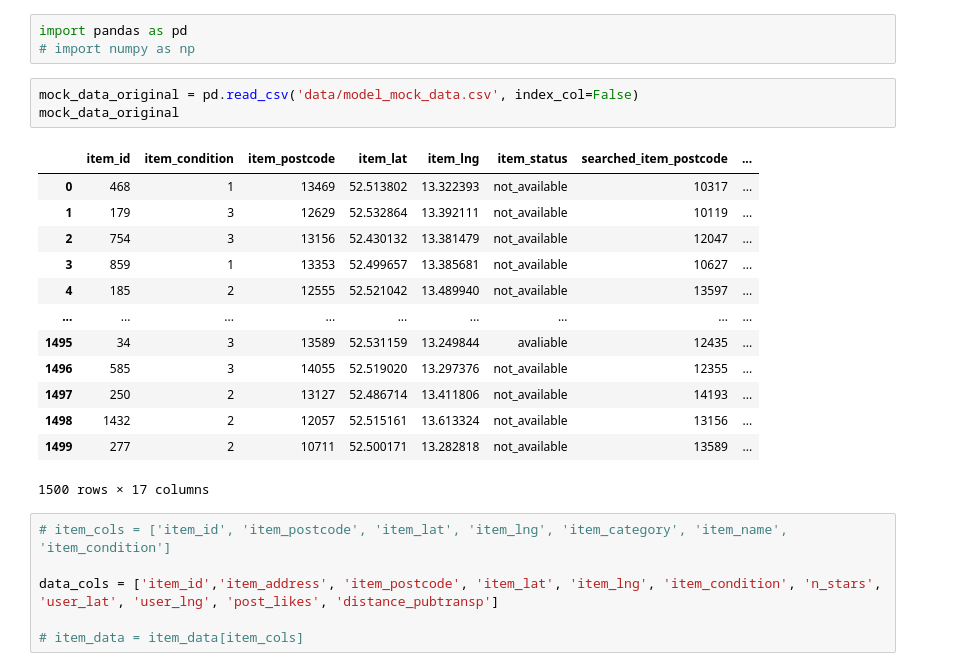
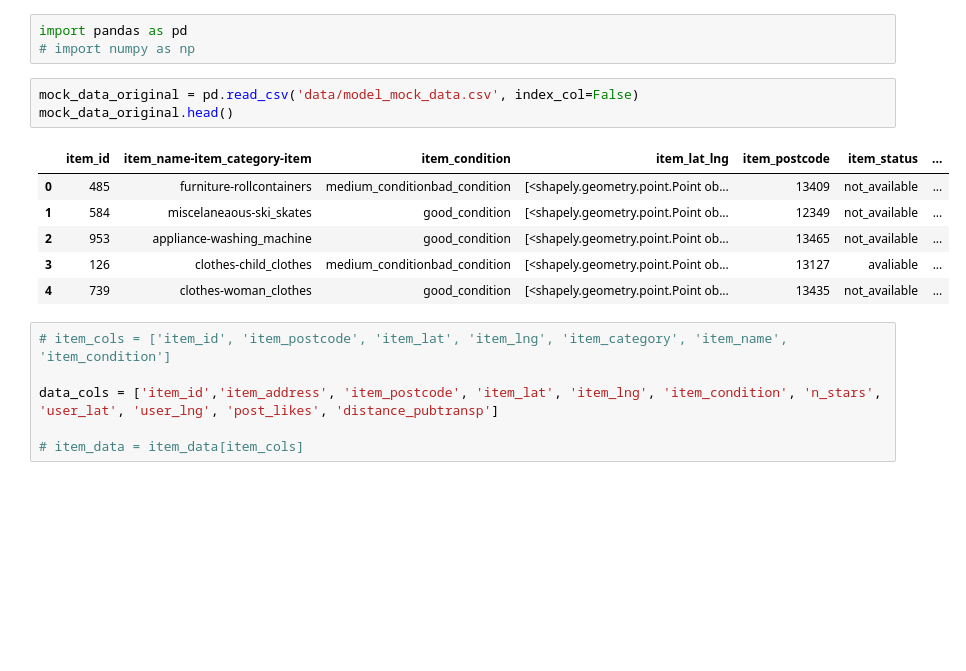
Before and after one commit to TechLabs-Berlin/wt23-geofree, a Jupyter notebook: machine_learning/preparing_data.ipynb, the cells around one changed output. Saved outputs shown, nothing was run; the diff lists cells and outputs as text; blank space fills up the shorter version.

Commit message:
add missing data in data folder, rerun all files, reduct plots including .head()

```diff
--- a/machine_learning/preparing_data.ipynb
+++ b/machine_learning/preparing_data.ipynb
@@ -37,21 +37,14 @@ import pandas as pd
 # import numpy as np
 # %%
 mock_data_original = pd.read_csv('data/model_mock_data.csv', index_col=False)
-mock_data_original
+mock_data_original.head()
 # %% [output]
-|  | item_id | item_condition | item_postcode | item_lat | item_lng | item_status | searched_item_postcode | ... |
-| 0 | 468 | 1 | 13469 | 52.513802 | 13.322393 | not_available | 10317 | ... |
-| 1 | 179 | 3 | 12629 | 52.532864 | 13.392111 | not_available | 10119 | ... |
-| 2 | 754 | 3 | 13156 | 52.430132 | 13.381479 | not_available | 12047 | ... |
-| 3 | 859 | 1 | 13353 | 52.499657 | 13.385681 | not_available | 10627 | ... |
-| 4 | 185 | 2 | 12555 | 52.521042 | 13.489940 | not_available | 13597 | ... |
-| ... | ... | ... | ... | ... | ... | ... | ... | ... |
-| 1495 | 34 | 3 | 13589 | 52.531159 | 13.249844 | avaliable | 12435 | ... |
-| 1496 | 585 | 3 | 14055 | 52.519020 | 13.297376 | not_available | 12355 | ... |
-| 1497 | 250 | 2 | 13127 | 52.486714 | 13.411806 | not_available | 14193 | ... |
-| 1498 | 1432 | 2 | 12057 | 52.515161 | 13.613324 | not_available | 13156 | ... |
-| 1499 | 277 | 2 | 10711 | 52.500171 | 13.282818 | not_available | 13589 | ... |
+|  | item_id | item_name-item_category-item | item_condition | item_lat_lng | item_postcode | item_status | ... |
+| 0 | 485 | furniture-rollcontainers | medium_conditionbad_condition | [<shapely.geometry.point.Point ob... | 13409 | not_available | ... |
+| 1 | 584 | miscelaneaous-ski_skates | good_condition | [<shapely.geometry.point.Point ob... | 12349 | not_available | ... |
+| 2 | 953 | appliance-washing_machine | good_condition | [<shapely.geometry.point.Point ob... | 13465 | not_available | ... |
+| 3 | 126 | clothes-child_clothes | medium_conditionbad_condition | [<shapely.geometry.point.Point ob... | 13127 | avaliable | ... |
+| 4 | 739 | clothes-woman_clothes | good_condition | [<shapely.geometry.point.Point ob... | 13435 | not_available | ... |
-1500 rows × 17 columns
 # %%
 # item_cols = ['item_id', 'item_postcode', 'item_lat', 'item_lng', 'item_category', 'item_name', 'item_condition']
 
```
Also changed, not shown: parts of 4 cells of this notebook, 4 other files.
